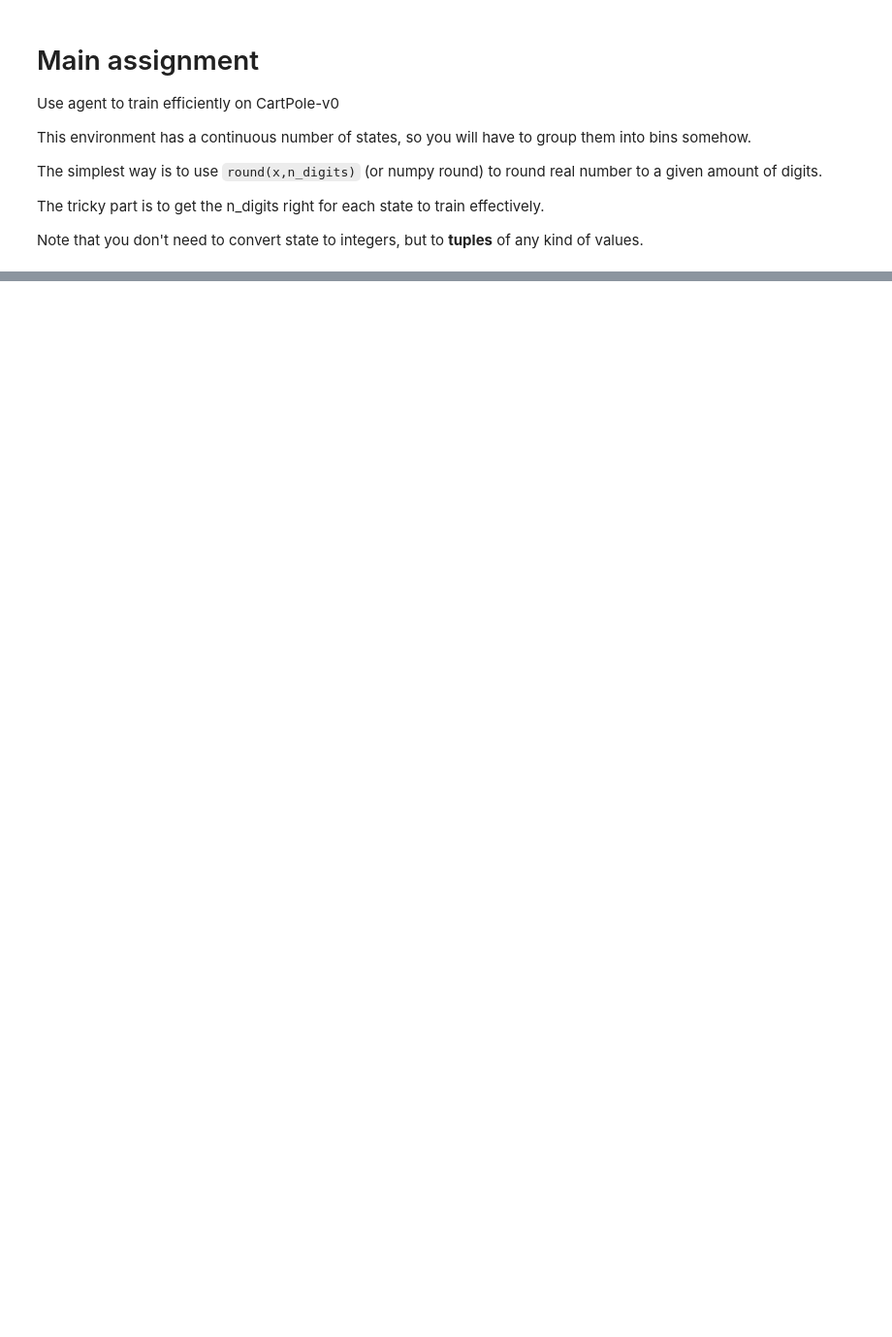
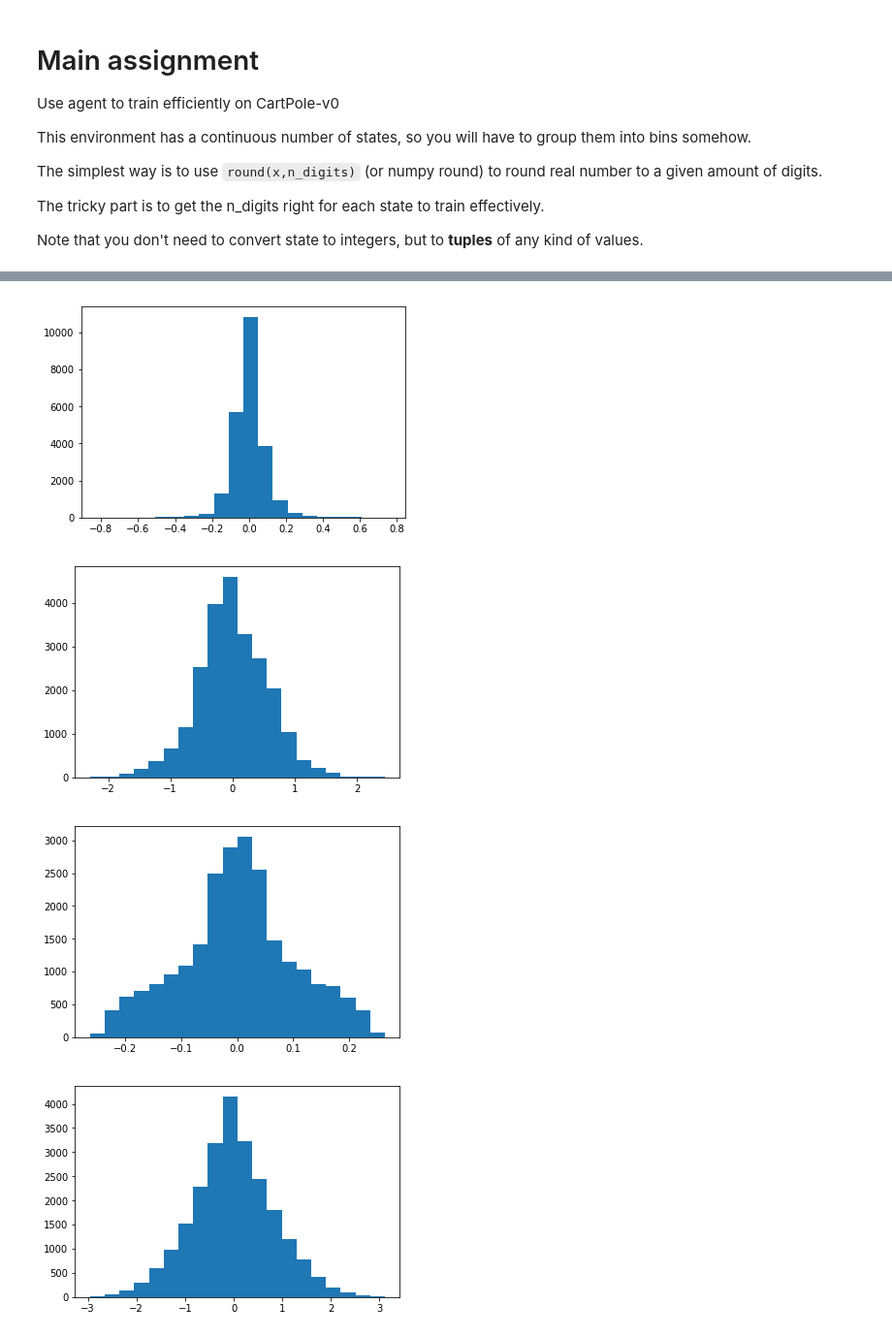
Before and after one commit to Ayagoz/dl-rl, a Jupyter notebook: rl/hw3/homework.ipynb, the cells around one changed output, grey strips where cells are left out. Shown: that part at 97% size. Drawn from its saved outputs; the diff is of its cells as text; code cells hidden in the pictures; blank space fills up the shorter version.

```diff
--- a/rl/hw3/homework.ipynb
+++ b/rl/hw3/homework.ipynb
@@ -217,0 +342,5 @@ KeyboardInterrupt:
+# %%
+env = gym.make("CartPole-v0")
+n_actions = env.action_space.n
+
+print("first state:%s"%(env.reset()))
@@ -217,0 +350,21 @@ KeyboardInterrupt:
+# %%
+all_states = []
+for _ in range(1000):
+    all_states.append(env.reset())
+    done = False
+    while not done:
+        s,r,done,_ = env.step(env.action_space.sample())
+        all_states.append(s)
+        if done:break
+
+all_states = np.array(all_states)
+
+for obs_i in range(env.observation_space.shape[0]):
+
+    plt.hist(all_states[:,obs_i],bins=20)
+    plt.show()
+# %% [output]
+[figure, added]
+[figure, added]
+[figure, added]
+[figure, added]
```
Also changed, not shown: parts of 20 cells of this notebook, 46 other files.
